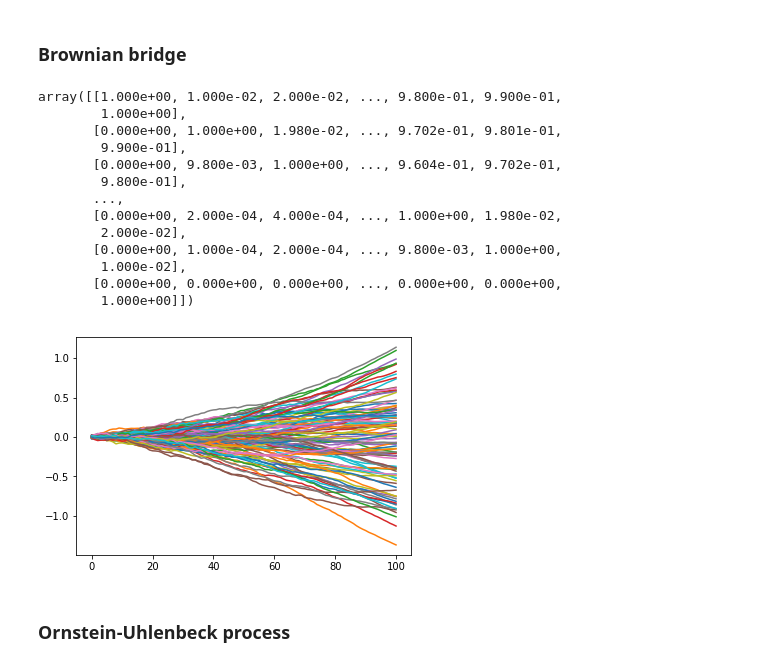
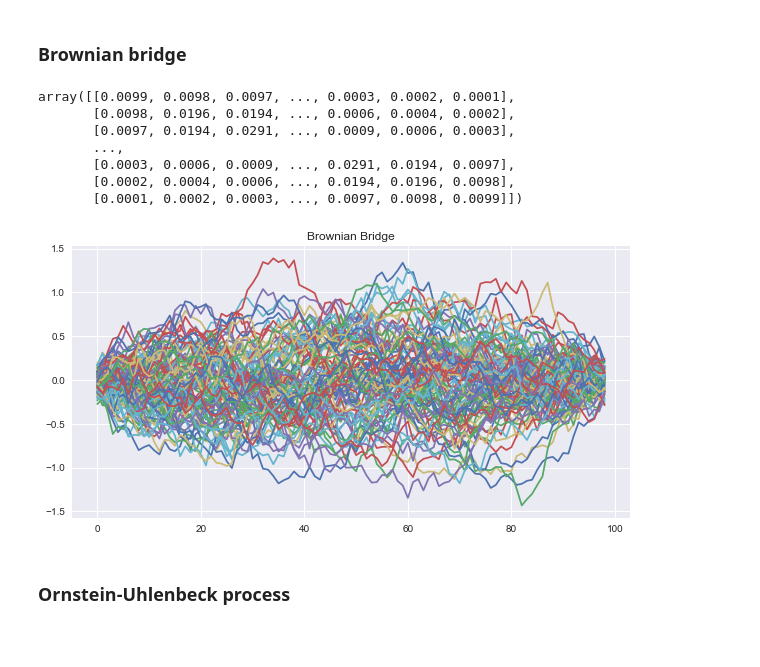
Before and after one commit to raj-rao-rr/MTH_5500, a Jupyter notebook: hw2_mth5500_rao_mahi_chernositov.ipynb, the cells around one changed output. Cells and saved outputs as stored; diff of their text form; code cells hidden in the pictures; blank space fills up the shorter version.

```diff
--- a/hw2_mth5500_rao_mahi_chernositov.ipynb
+++ b/hw2_mth5500_rao_mahi_chernositov.ipynb
@@ -24,6 +24,12 @@ def brownian_c(s: float, t: float):
         return s
     else:
         return t
+# %%
+def brownian_b(s: float, t: float):
+    if s < t:
+        return s*(1-t)
+    else:
+        return t*(1-s)
 # %%
 def ornstein_uhlenbeck(s: float, t:float, type:int = None):
     if type == 1:
@@ -56,30 +62,26 @@ for i in bm_plot:
 # %% [markdown]
 ### Brownian bridge
 # %%
-bb_cov = np.reshape(np.array([i*(1-j) for j in time_index for i in time_index]), (101,101))
+bb_cov = np.reshape(np.array([brownian_b(i,j) for j in np.arange(0.01, 1.0, 0.01) for i in np.arange(0.01, 1.0, 0.01)]), (99,99))
 # %%
 bb_cov
 # %% [output]
-array([[1.000e+00, 1.000e-02, 2.000e-02, ..., 9.800e-01, 9.900e-01,
-        1.000e+00],
-       [0.000e+00, 1.000e+00, 1.980e-02, ..., 9.702e-01, 9.801e-01,
-        9.900e-01],
-       [0.000e+00, 9.800e-03, 1.000e+00, ..., 9.604e-01, 9.702e-01,
-        9.800e-01],
+array([[0.0099, 0.0098, 0.0097, ..., 0.0003, 0.0002, 0.0001],
+       [0.0098, 0.0196, 0.0194, ..., 0.0006, 0.0004, 0.0002],
+       [0.0097, 0.0194, 0.0291, ..., 0.0009, 0.0006, 0.0003],
        ...,
-       [0.000e+00, 2.000e-04, 4.000e-04, ..., 1.000e+00, 1.980e-02,
-        2.000e-02],
-       [0.000e+00, 1.000e-04, 2.000e-04, ..., 9.800e-03, 1.000e+00,
-        1.000e-02],
-       [0.000e+00, 0.000e+00, 0.000e+00, ..., 0.000e+00, 0.000e+00,
-        1.000e+00]])
+       [0.0003, 0.0006, 0.0009, ..., 0.0291, 0.0194, 0.0097],
+       [0.0002, 0.0004, 0.0006, ..., 0.0194, 0.0196, 0.0098],
+       [0.0001, 0.0002, 0.0003, ..., 0.0097, 0.0098, 0.0099]])
 # %%
-bb_plot = np.array([np.dot(np.linalg.cholesky(bb_cov), np.random.normal(loc=0, scale=1, size=101)) for _ in range(101)])
+bb_plot = np.array([np.dot(np.linalg.cholesky(bb_cov), np.random.normal(loc=0, scale=1, size=99)) for _ in range(99)])
-# %%
-for i in range(101):
-    plt.plot(np.cumsum(bm_plot[i]))
-# %% [output]
-[figure, removed]
+# %%
+plt.figure(figsize=(10,5))
+plt.title('Brownian Bridge')
+for i in bb_plot:
+    plt.plot(i)
+# %% [output]
+[figure, added]
 # %% [markdown]
 ### Ornstein-Uhlenbeck process
 # %%
```
Also changed, not shown: parts of 9 cells of this notebook.
